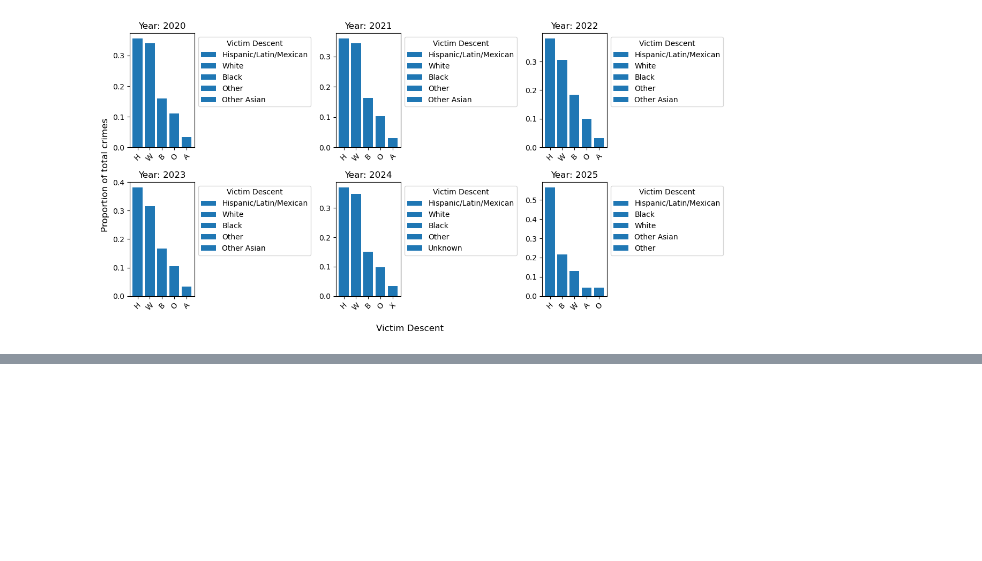
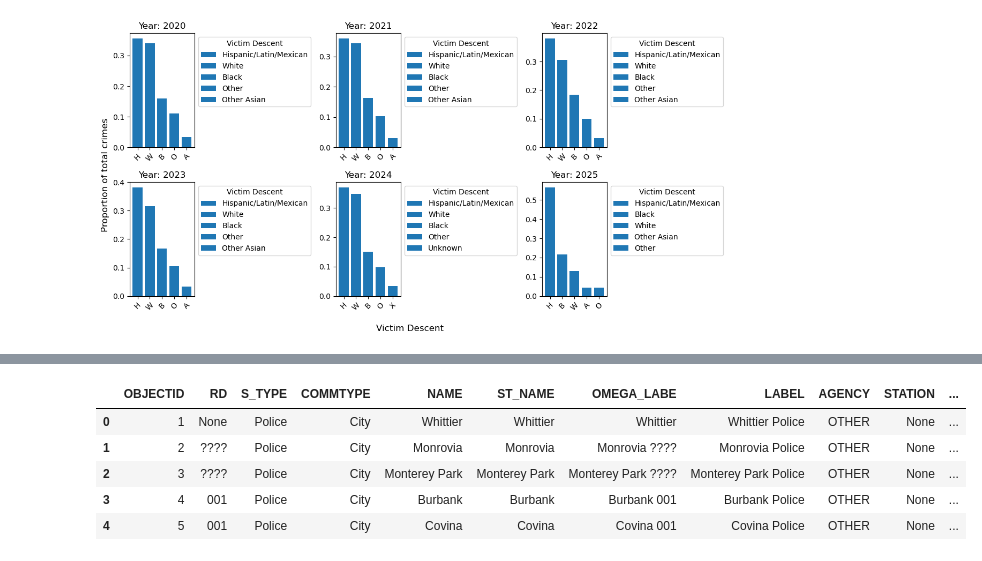
Before and after one commit to mLeach05/DS4200_final_proj, a Jupyter notebook: exploratory_analysis.ipynb, the cells around one changed output, grey strips where cells are left out. Drawn from its saved outputs; the diff is of its cells as text; code cells hidden in the pictures; blank space fills up the shorter version.

```diff
--- a/exploratory_analysis.ipynb
+++ b/exploratory_analysis.ipynb
@@ -216,0 +244,10 @@ plt.show()
+# %%
+reptd_2= gpd.read_file('data/Law_Enforcement_Reporting_Districts.zip')
+reptd_2.head()
+# %% [output]
+|  | OBJECTID | RD | S_TYPE | COMMTYPE | NAME | ST_NAME | OMEGA_LABE | LABEL | AGENCY | STATION | ... |
+| 0 | 1 | None | Police | City | Whittier | Whittier | Whittier | Whittier Police | OTHER | None | ... |
+| 1 | 2 | ???? | Police | City | Monrovia | Monrovia | Monrovia ???? | Monrovia Police | OTHER | None | ... |
+| 2 | 3 | ???? | Police | City | Monterey Park | Monterey Park | Monterey Park ???? | Monterey Park Police | OTHER | None | ... |
+| 3 | 4 | 001 | Police | City | Burbank | Burbank | Burbank 001 | Burbank Police | OTHER | None | ... |
+| 4 | 5 | 001 | Police | City | Covina | Covina | Covina 001 | Covina Police | OTHER | None | ... |
```
Also changed, not shown: parts of 6 cells of this notebook, 6 other files.
